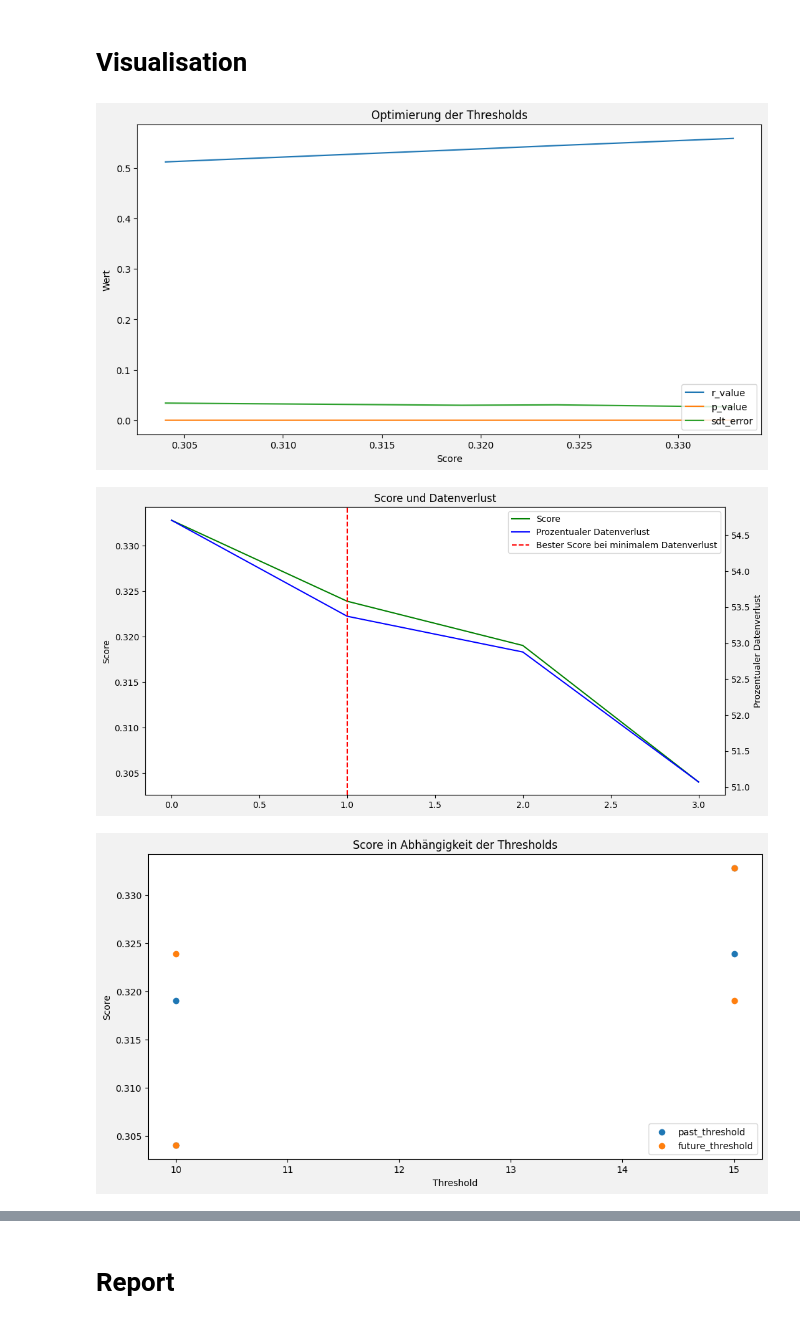
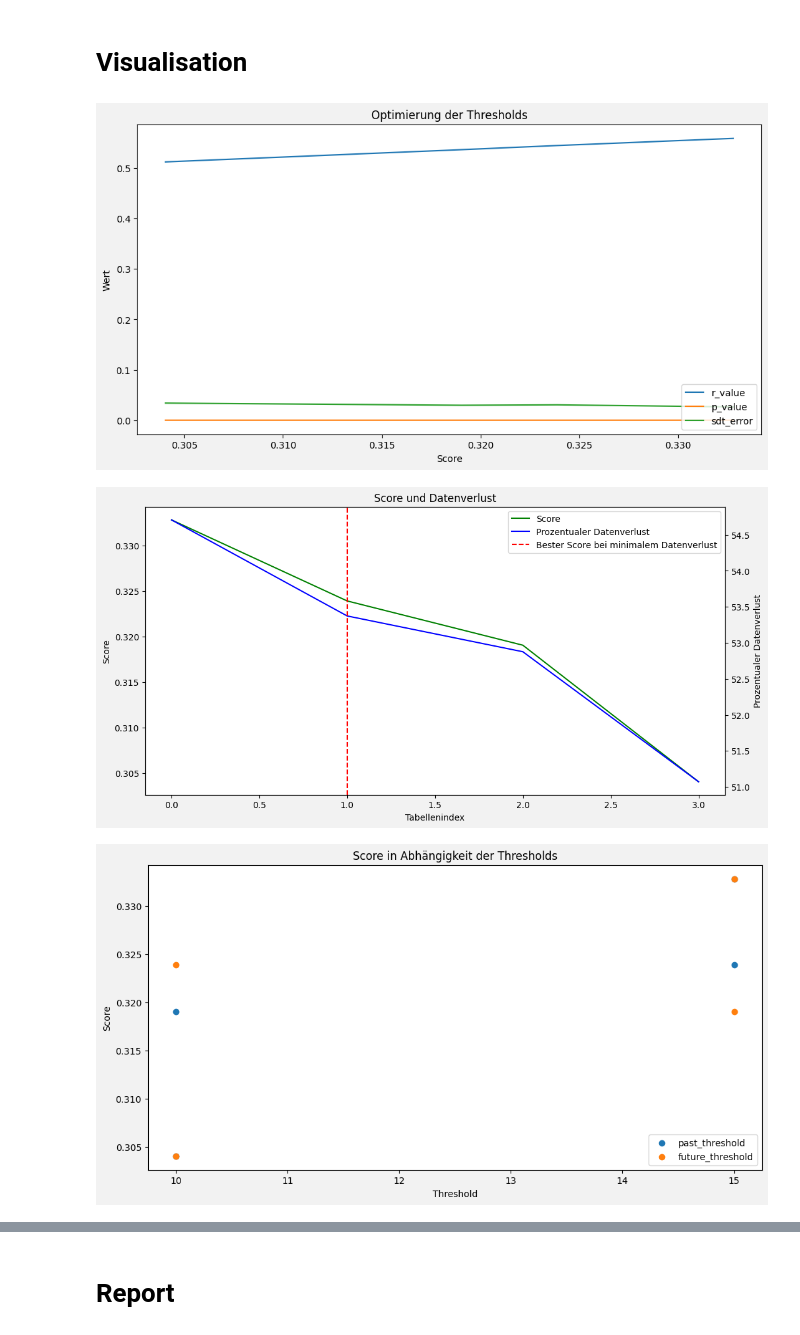
Before and after one commit to nicolashuberIT/flight-analyzer, a Jupyter notebook: src/executor/execute_optimize_thresholds.ipynb, the cells around one changed output, grey strips where cells are left out. Cells and saved outputs as stored; diff of their text form; code cells hidden in the pictures.

Commit message:
dev: fix bugs in data loss visualisation

```diff
--- a/src/executor/execute_optimize_thresholds.ipynb
+++ b/src/executor/execute_optimize_thresholds.ipynb
@@ -62,5 +62,6 @@ data: pd.DataFrame = AngleAnalyzer.read_csv_file()
 # %%
 optimization = Optimizer.optimize_thresholds(data, DataAnalyzer, AngleAnalyzer)
 Optimizer.export_to_csv(optimization)
+optimized_index: int = Optimizer.calculate_optimized_data_loss(optimization)
 # %% [output]
 Total iterations: 4
@@ -90,14 +91,14 @@ optimization
 # Visualisation
 # %%
 Visualizer.visualize_optimization_linear_regression(optimization)
-Visualizer.visualize_score_by_data_loss(optimization)
+Visualizer.visualize_score_by_data_loss(optimization, optimized_index)
 Visualizer.visualize_optimization_score(optimization)
 Visualizer.visualize_optimization_rvalues(optimization)
 Visualizer.visualize_optimization_pvalues(optimization)
 Visualizer.visualize_optimization_stderrs(optimization)
 # %% [output]
 [figure]
-[figure, old version]
+[figure, new version]
 [figure]
 [figure]
 [figure]
```
Also changed, not shown: parts of 1 cell of this notebook, 2 other files.
